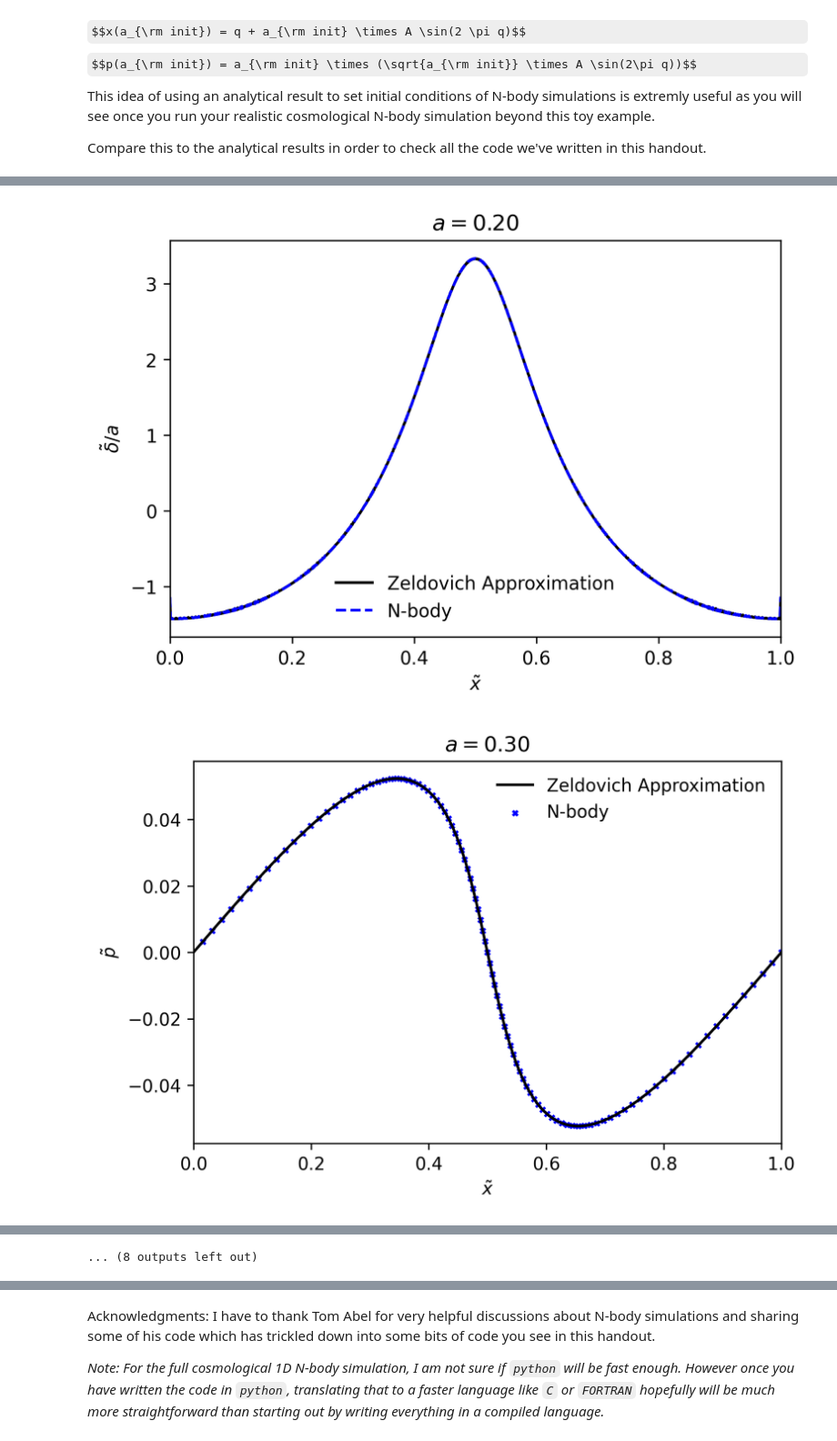
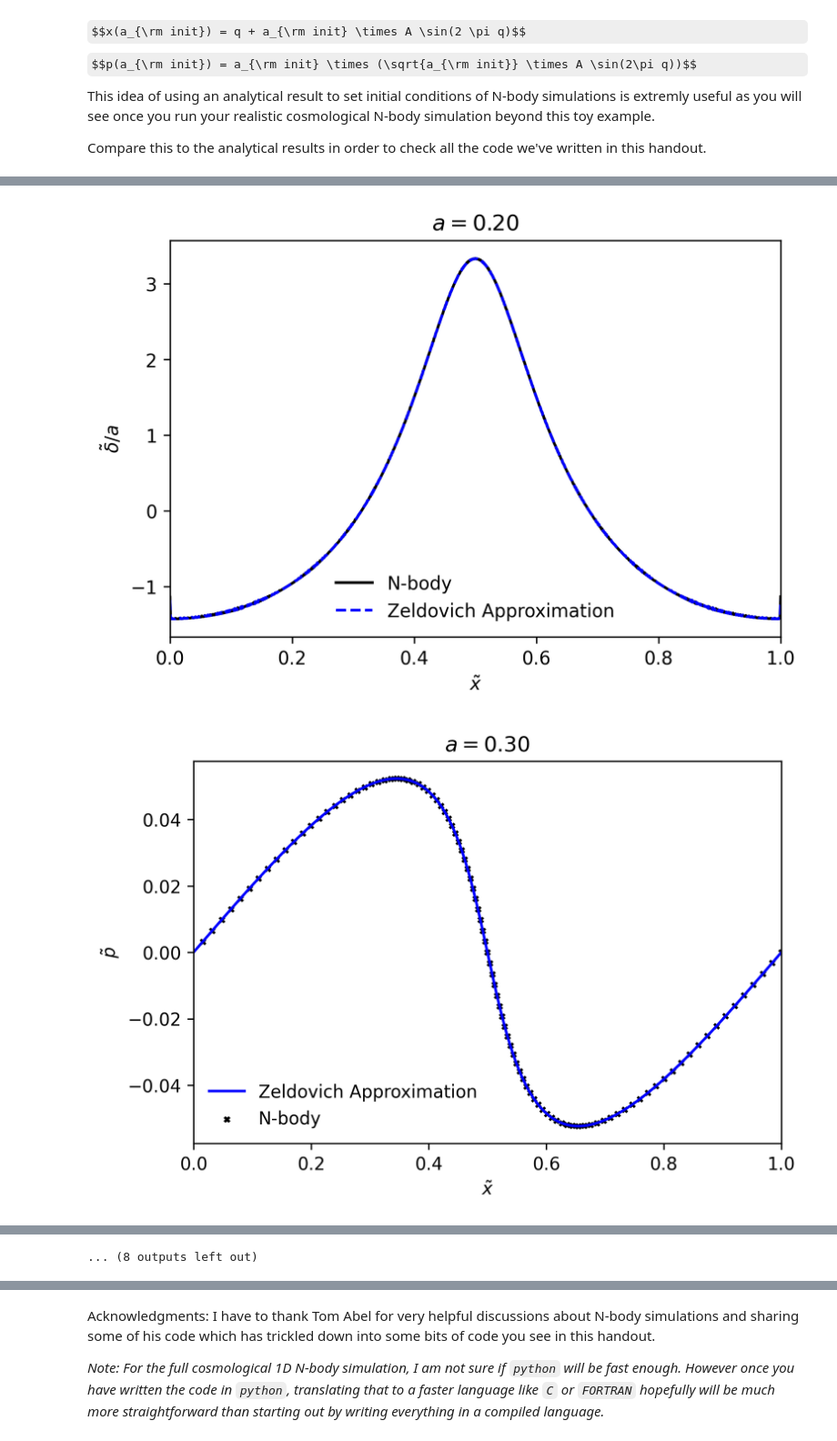
Before and after one commit to DelonShen/pm_handouts, a Jupyter notebook: NBody-Handout-1.ipynb, the cells around one changed output, grey strips where cells are left out. Shown at 91% size. Saved outputs shown, nothing was run; the diff lists cells and outputs as text; code cells hidden in the pictures; some formulas as TeX source.

```diff
--- a/NBody-Handout-1.ipynb
+++ b/NBody-Handout-1.ipynb
@@ -228,10 +228,10 @@ def solve_poisson(rho, a):
     Ngrid = len(rho)
 
     delta_l = np.fft.fft(rho - 1)
-    ell   = 2 * np.pi * np.fft.fftfreq(Ngrid)
+    k_ell   = 2 * np.pi * np.fft.fftfreq(Ngrid)
 
-    phi_l = np.zeros_like(ell, dtype=np.complex128)
-    phi_l[1:] = (- 3 / (8 * a * Ngrid**2) * delta_l[1:] / (np.sin(ell[1:] / 2)**2))
+    phi_l = np.zeros_like(k_ell, dtype=np.complex128)
+    phi_l[1:] = (- 3 / (8 * a * Ngrid**2) * delta_l[1:] / (np.sin(k_ell[1:] / 2)**2))
     phi_l[0] = 0
 
     phi_x = (np.fft.ifft(phi_l)).real
@@ -324,10 +324,10 @@ for i in trange(N_steps):
         theory_x = q + curr_a * Amp *np.sin(2 * np.pi * q)
         theory_p = curr_a * (curr_a * 1 / np.sqrt(curr_a) * Amp  * np.sin(2 * np.pi * q) )
 
-        plt.plot(theory_x, theory_p, 'k', label='Zeldovich Approximation')
-        plt.scatter(x[::len(q) // 100], p[::len(q) // 100], c='b', s=8, marker='x', label='N-body')
+        plt.plot(theory_x, theory_p, 'b', label='Zeldovich Approximation')
+        plt.scatter(x[::len(q) // 100], p[::len(q) // 100], c='k', s=8, marker='x', label='N-body')
 
-        plt.legend(frameon = False)
+        plt.legend(frameon = False, loc='lower left')
         plt.xlim(0,1)
         plt.xlabel(r'$\tilde x$')
         plt.ylabel(r'$\tilde p$')
@@ -373,9 +373,10 @@ for i in trange(N_steps):
         theory_rho = theory_rho - 1
 
         plt.figure(dpi = 300, facecolor = 'w')
-        plt.plot(np.linspace(0,1,Ngrid), theory_rho / curr_a, 'k', label='Zeldovich Approximation')
         plt.plot(np.linspace(0,1,Ngrid), _rho / curr_a,
-                    'b--', label='N-body')
+                 'k', label='N-body')
+        plt.plot(np.linspace(0,1,Ngrid), theory_rho / curr_a,
+                 'b--', label='Zeldovich Approximation')
 
 
         plt.legend(frameon=False)
@@ -391,2 +392,2 @@ for i in trange(N_steps):
-[figure, old version]
+[figure, new version]
-[figure, old version]
+[figure, new version]
```
Also changed, not shown: parts of 3 cells of this notebook, 5 other files.
